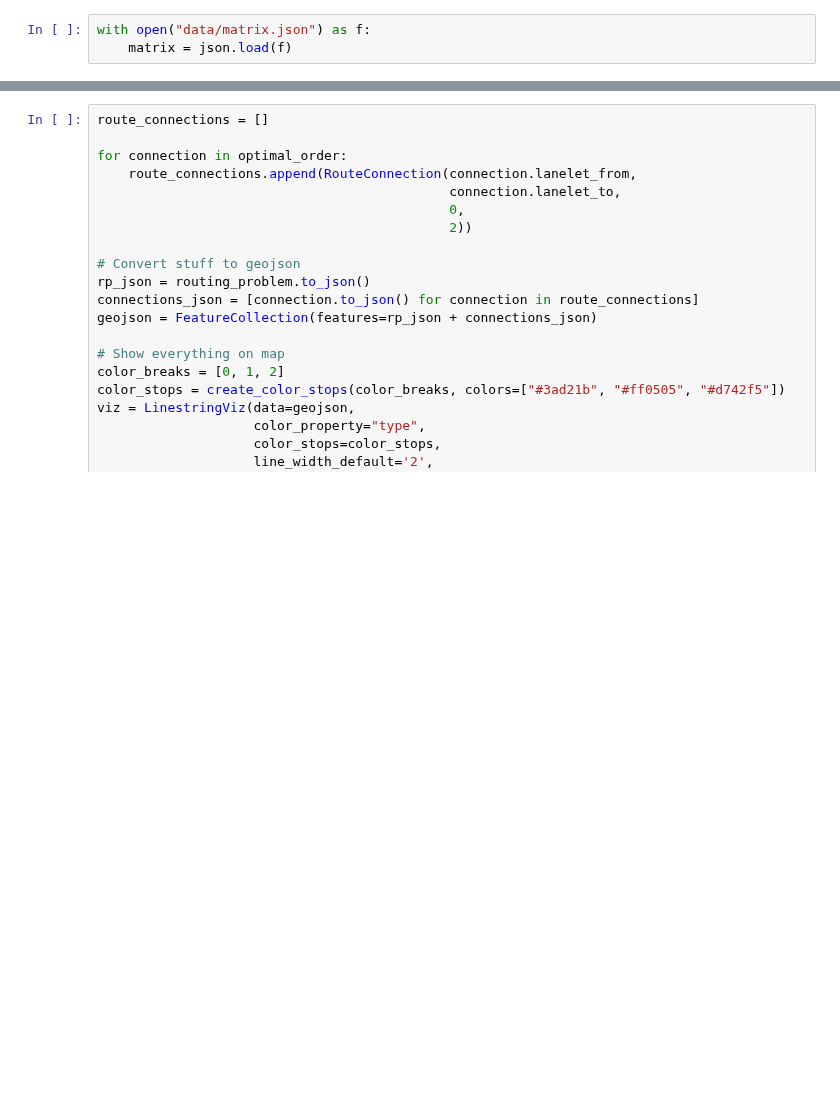
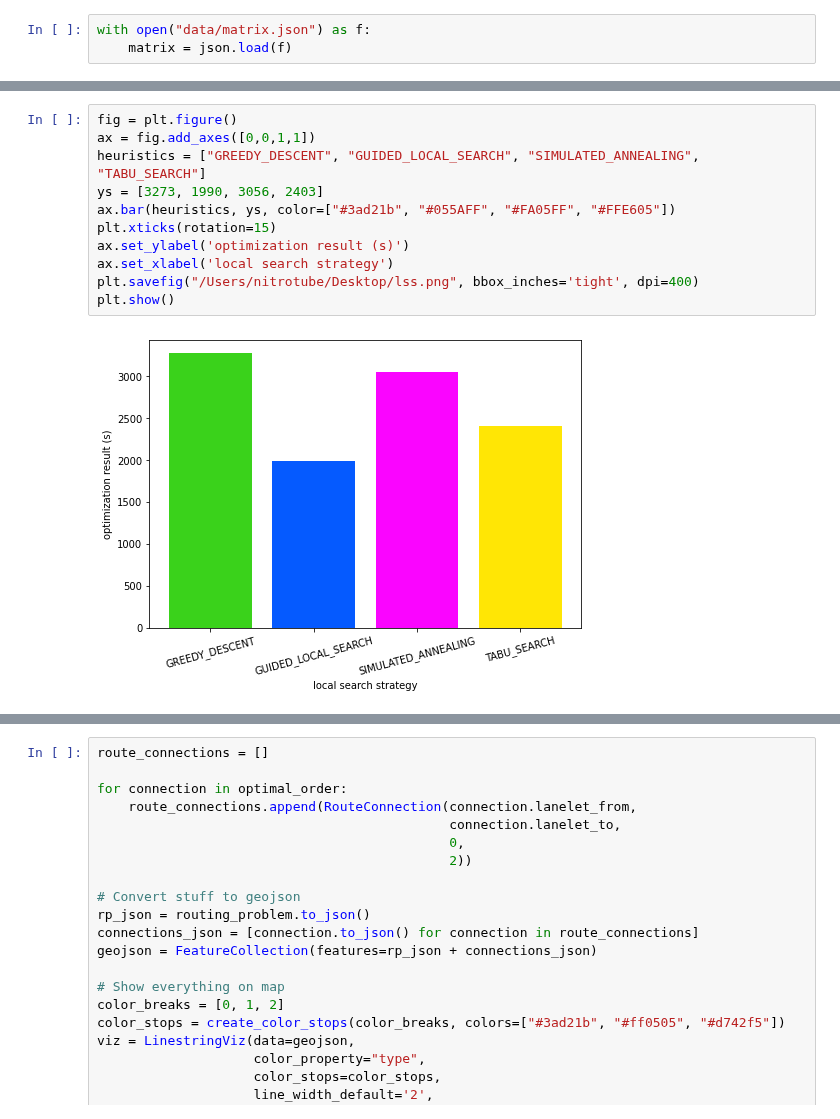
Before and after one commit to espirin/vehicle-routing-with-higher-order-penalties, a Jupyter notebook: lane_topology.ipynb, the cells around one changed output, grey strips where cells are left out. Saved outputs shown, nothing was run; the diff lists cells and outputs as text; blank space fills up the shorter version.

```diff
--- a/lane_topology.ipynb
+++ b/lane_topology.ipynb
@@ -262,0 +294,13 @@ X-Graph: 1704
+# %%
+fig = plt.figure()
+ax = fig.add_axes([0,0,1,1])
+heuristics = ["GREEDY_DESCENT", "GUIDED_LOCAL_SEARCH", "SIMULATED_ANNEALING", "TABU_SEARCH"]
+ys = [3273, 1990, 3056, 2403]
+ax.bar(heuristics, ys, color=["#3ad21b", "#055AFF", "#FA05FF", "#FFE605"])
+plt.xticks(rotation=15)
+ax.set_ylabel('optimization result (s)')
+ax.set_xlabel('local search strategy')
+plt.savefig("/Users/nitrotube/Desktop/lss.png", bbox_inches='tight', dpi=400)
+plt.show()
+# %% [output]
+[figure, added]
```
Also changed, not shown: parts of 23 cells of this notebook, 38 other files.
